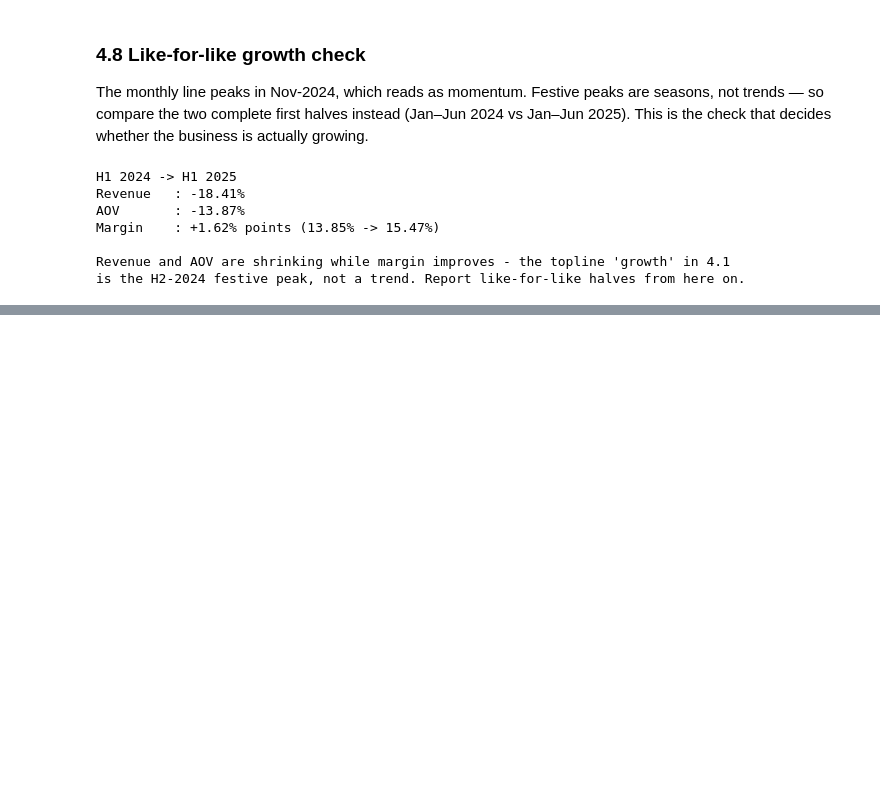
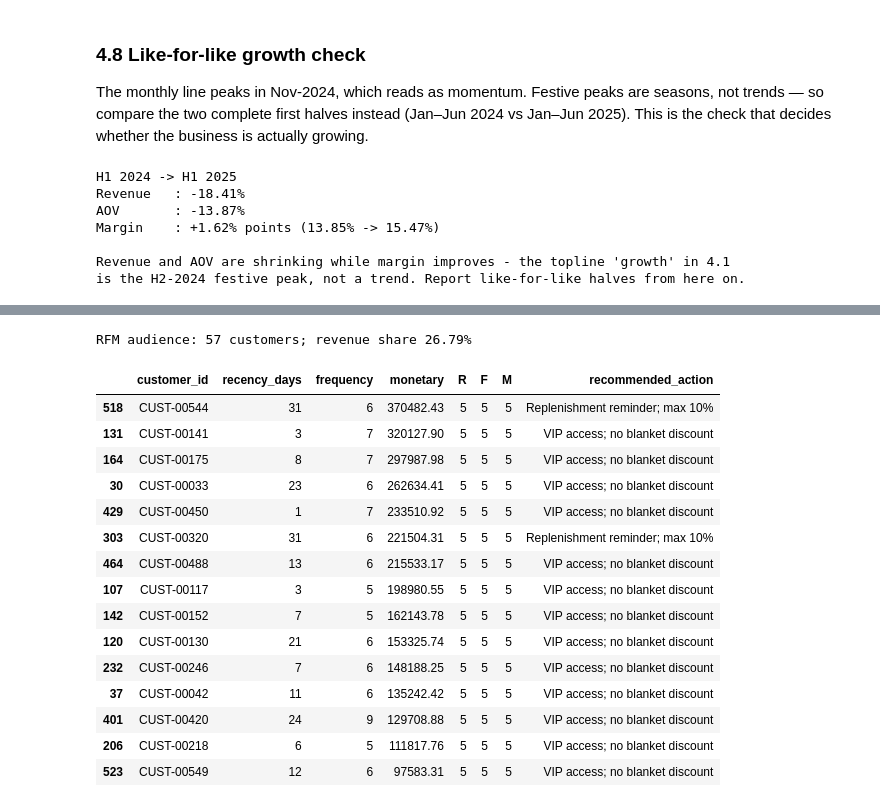
Before and after one commit to Lifewitdata/ecommerce-sales-analysis, a Jupyter notebook: Ecommerce_Sales_Analysis.ipynb, the cells around one changed output, grey strips where cells are left out. Cells and saved outputs as stored; diff of their text form; code cells hidden in the pictures; blank space fills up the shorter version.

```diff
--- a/Ecommerce_Sales_Analysis.ipynb
+++ b/Ecommerce_Sales_Analysis.ipynb
@@ -451,0 +456,46 @@ is the H2-2024 festive peak, not a trend. Report like-for-like halves from here
+# %%
+from IPython.display import display
+
+ARTIFACTS = Path("analysis_data")
+ARTIFACTS.mkdir(exist_ok=True)
+snapshot = df["order_date"].max() + pd.Timedelta(days=1)
+rfm = df.groupby("customer_id").agg(
+    last_order=("order_date", "max"), frequency=("order_id", "nunique"),
+    monetary=("sales", "sum"), profit=("profit", "sum"))
+rfm["recency_days"] = (snapshot - rfm["last_order"]).dt.days
+for metric, ascending, tier in [("recency_days", False, "R"),
+                                ("frequency", True, "F"), ("monetary", True, "M")]:
+    rfm[tier] = np.ceil(rfm[metric].rank(pct=True, ascending=ascending) * 5).astype(int)
+rfm["rfm_score"] = rfm[["R", "F", "M"]].sum(axis=1)
+rfm = rfm.reset_index().sort_values(
+    ["rfm_score", "monetary", "customer_id"], ascending=[False, False, True])
+rfm["target_top_10pct"] = np.arange(len(rfm)) < int(len(rfm) * .10)
+rfm["recommended_action"] = np.select(
+    [~rfm["target_top_10pct"], rfm["recency_days"] <= 30, rfm["recency_days"] <= 90],
+    ["No priority offer", "VIP access; no blanket discount", "Replenishment reminder; max 10%"],
+    default="Win-back test; max 15%")
+targets = rfm[rfm["target_top_10pct"]]
+rfm.to_csv(ARTIFACTS / "rfm_customers.csv", index=False)
+targets.to_csv(ARTIFACTS / "rfm_target_top10pct.csv", index=False)
+rfm_target_share = targets["monetary"].sum() / total_revenue
+assert len(targets) == 57 and rfm[["R", "F", "M"]].isin(range(1, 6)).all().all()
+print(f"RFM audience: {len(targets)} customers; revenue share {rfm_target_share:.2%}")
+display(targets[["customer_id", "recency_days", "frequency", "monetary", "R", "F", "M", "recommended_action"]].head(15))
+# %% [output]
+RFM audience: 57 customers; revenue share 26.79%
+|  | customer_id | recency_days | frequency | monetary | R | F | M | recommended_action |
+| 518 | CUST-00544 | 31 | 6 | 370482.43 | 5 | 5 | 5 | Replenishment reminder; max 10% |
+| 131 | CUST-00141 | 3 | 7 | 320127.90 | 5 | 5 | 5 | VIP access; no blanket discount |
+| 164 | CUST-00175 | 8 | 7 | 297987.98 | 5 | 5 | 5 | VIP access; no blanket discount |
+| 30 | CUST-00033 | 23 | 6 | 262634.41 | 5 | 5 | 5 | VIP access; no blanket discount |
+| 429 | CUST-00450 | 1 | 7 | 233510.92 | 5 | 5 | 5 | VIP access; no blanket discount |
+| 303 | CUST-00320 | 31 | 6 | 221504.31 | 5 | 5 | 5 | Replenishment reminder; max 10% |
+| 464 | CUST-00488 | 13 | 6 | 215533.17 | 5 | 5 | 5 | VIP access; no blanket discount |
+| 107 | CUST-00117 | 3 | 5 | 198980.55 | 5 | 5 | 5 | VIP access; no blanket discount |
+| 142 | CUST-00152 | 7 | 5 | 162143.78 | 5 | 5 | 5 | VIP access; no blanket discount |
+| 120 | CUST-00130 | 21 | 6 | 153325.74 | 5 | 5 | 5 | VIP access; no blanket discount |
+| 232 | CUST-00246 | 7 | 6 | 148188.25 | 5 | 5 | 5 | VIP access; no blanket discount |
+| 37 | CUST-00042 | 11 | 6 | 135242.42 | 5 | 5 | 5 | VIP access; no blanket discount |
+| 401 | CUST-00420 | 24 | 9 | 129708.88 | 5 | 5 | 5 | VIP access; no blanket discount |
+| 206 | CUST-00218 | 6 | 5 | 111817.76 | 5 | 5 | 5 | VIP access; no blanket discount |
+| 523 | CUST-00549 | 12 | 6 | 97583.31 | 5 | 5 | 5 | VIP access; no blanket discount |
```
Also changed, not shown: parts of 19 cells of this notebook, 40 other files.
